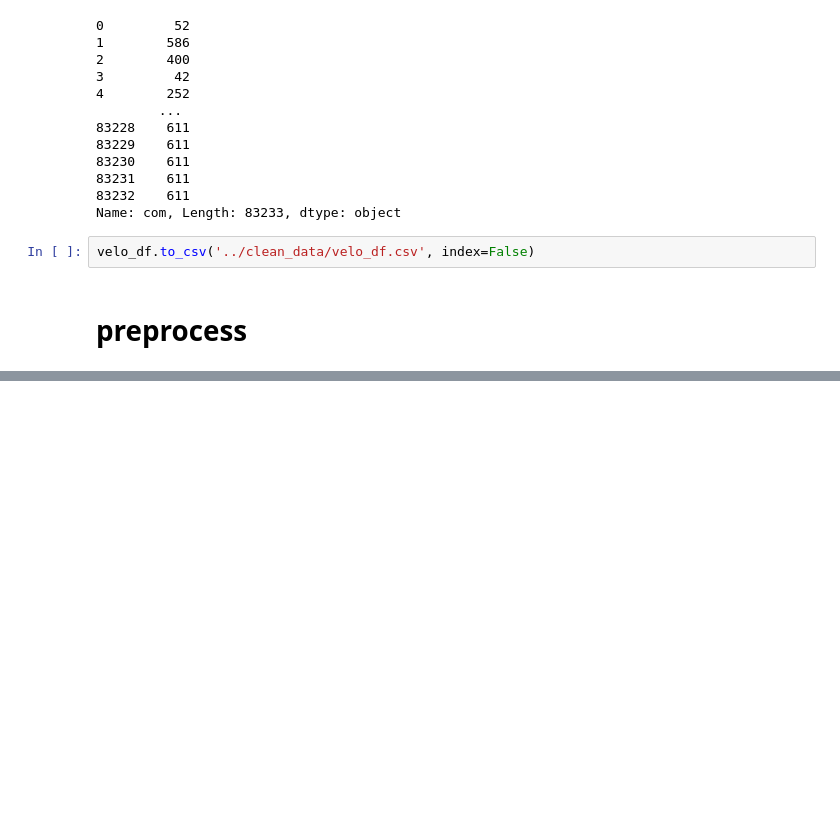
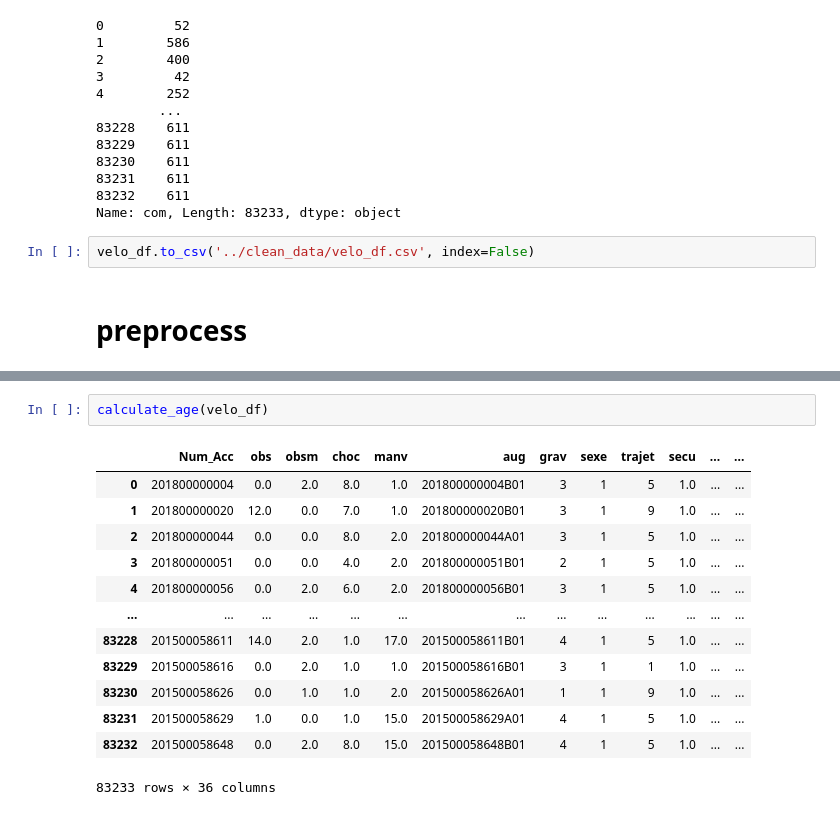
Before and after one commit to AurelienBr22/CyclingFacilities, a Jupyter notebook: notebooks/notebook_chams_merge.ipynb, the cells around one changed output, grey strips where cells are left out. Cells and saved outputs as stored; diff of their text form; blank space fills up the shorter version.

```diff
--- a/notebooks/notebook_chams_merge.ipynb
+++ b/notebooks/notebook_chams_merge.ipynb
@@ -364,0 +296,16 @@ def preprocess_features(X: pd.DataFrame) -> np.ndarray:
+# %%
+calculate_age(velo_df)
+# %% [output]
+|  | Num_Acc | obs | obsm | choc | manv | aug | grav | sexe | trajet | secu | ... | ... |
+| 0 | 201800000004 | 0.0 | 2.0 | 8.0 | 1.0 | 201800000004B01 | 3 | 1 | 5 | 1.0 | ... | ... |
+| 1 | 201800000020 | 12.0 | 0.0 | 7.0 | 1.0 | 201800000020B01 | 3 | 1 | 9 | 1.0 | ... | ... |
+| 2 | 201800000044 | 0.0 | 0.0 | 8.0 | 2.0 | 201800000044A01 | 3 | 1 | 5 | 1.0 | ... | ... |
+| 3 | 201800000051 | 0.0 | 0.0 | 4.0 | 2.0 | 201800000051B01 | 2 | 1 | 5 | 1.0 | ... | ... |
+| 4 | 201800000056 | 0.0 | 2.0 | 6.0 | 2.0 | 201800000056B01 | 3 | 1 | 5 | 1.0 | ... | ... |
+| ... | ... | ... | ... | ... | ... | ... | ... | ... | ... | ... | ... | ... |
+| 83228 | 201500058611 | 14.0 | 2.0 | 1.0 | 17.0 | 201500058611B01 | 4 | 1 | 5 | 1.0 | ... | ... |
+| 83229 | 201500058616 | 0.0 | 2.0 | 1.0 | 1.0 | 201500058616B01 | 3 | 1 | 1 | 1.0 | ... | ... |
+| 83230 | 201500058626 | 0.0 | 1.0 | 1.0 | 2.0 | 201500058626A01 | 1 | 1 | 9 | 1.0 | ... | ... |
+| 83231 | 201500058629 | 1.0 | 0.0 | 1.0 | 15.0 | 201500058629A01 | 4 | 1 | 5 | 1.0 | ... | ... |
+| 83232 | 201500058648 | 0.0 | 2.0 | 8.0 | 15.0 | 201500058648B01 | 4 | 1 | 5 | 1.0 | ... | ... |
+83233 rows × 36 columns
```
Also changed, not shown: parts of 15 cells of this notebook.
